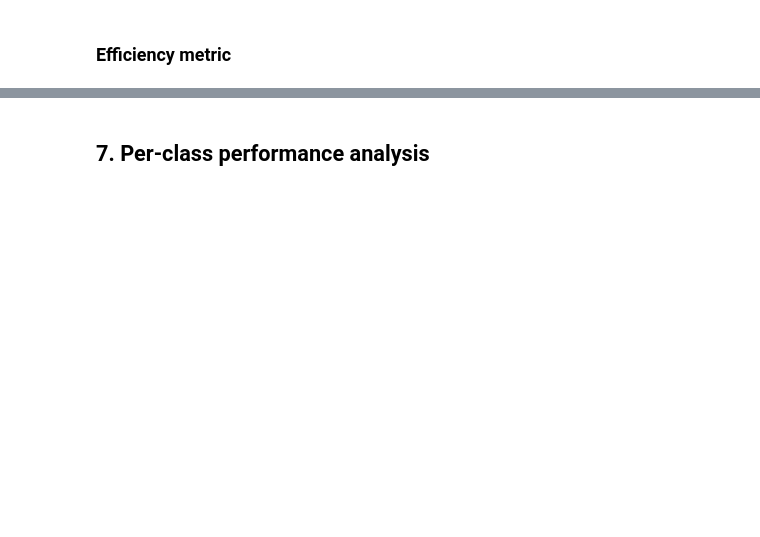
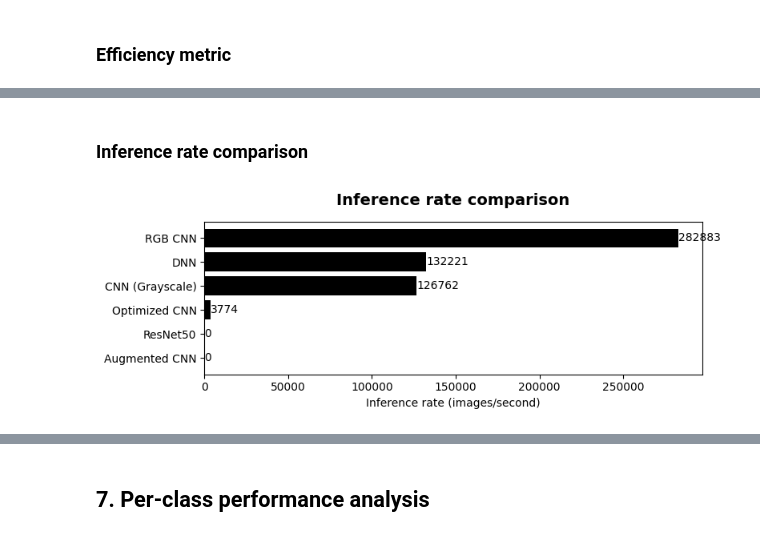
Before and after one commit to gperdrizet/CIFAR10, a Jupyter notebook: notebooks/07-results.ipynb, the cells around one changed output, grey strips where cells are left out. Saved outputs shown, nothing was run; the diff lists cells and outputs as text; code cells hidden in the pictures; blank space fills up the shorter version.

```diff
--- a/notebooks/07-results.ipynb
+++ b/notebooks/07-results.ipynb
@@ -339,0 +332,27 @@ Efficiency rankings (accuracy per million parameters):
+# %% [markdown]
+### Inference rate comparison
+# %%
+# Sort by inference rate for better visualization
+sorted_by_inference = sorted(results, key=lambda x: x['Inference rate (img/s)'])
+
+# Prepare data for plotting
+models = [r['Model'] for r in sorted_by_inference]
+inference_rates_list = [r['Inference rate (img/s)'] for r in sorted_by_inference]
+
+# Create bar chart
+fig, ax = plt.subplots(figsize=(8, 3))
+
+ax.set_title('Inference rate comparison', fontweight='bold', fontsize=14, pad=15)
+
+bars = ax.barh(models, inference_rates_list, color='black')
+
+# Add value labels on bars
+for i, (bar, rate) in enumerate(zip(bars, inference_rates_list)):
+    ax.text(rate + 50, i, f'{rate:.0f}', va='center')
+
+ax.set_xlabel('Inference rate (images/second)')
+
+plt.tight_layout()
+plt.show()
+# %% [output]
+[figure, added]
```
Also changed, not shown: parts of 10 cells of this notebook.
